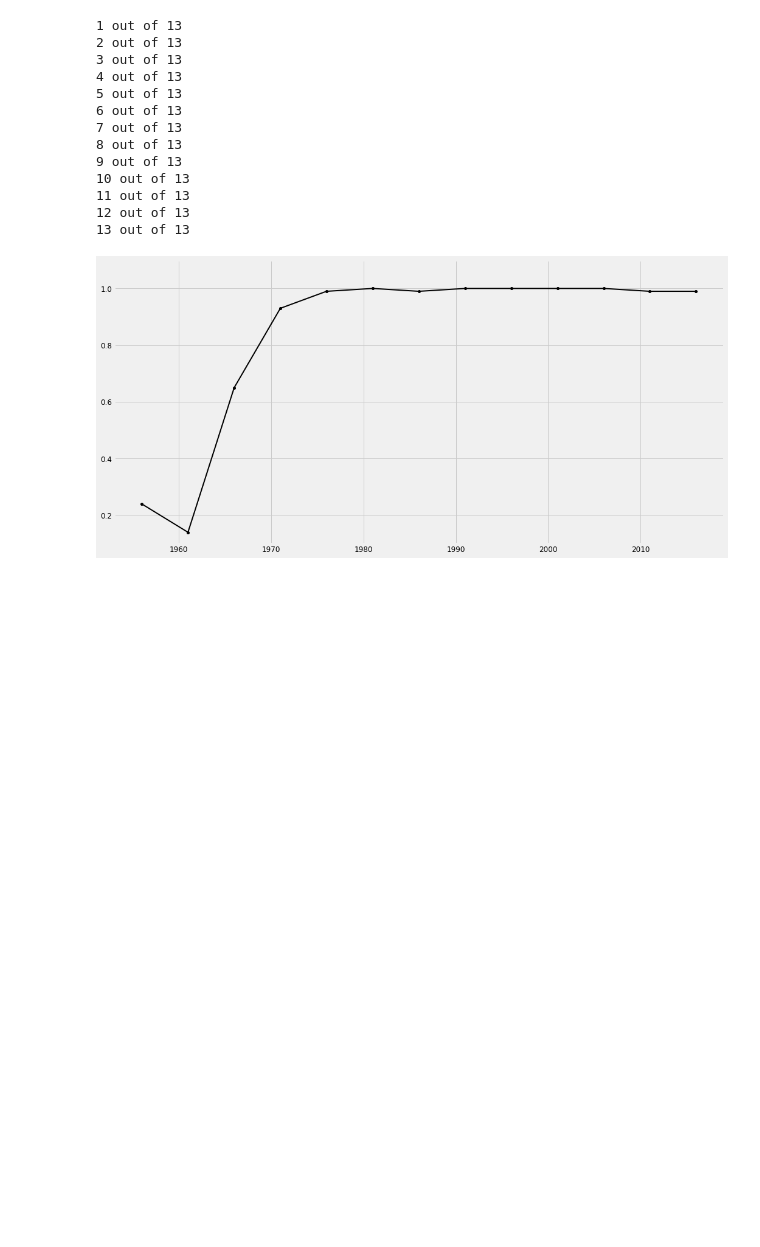
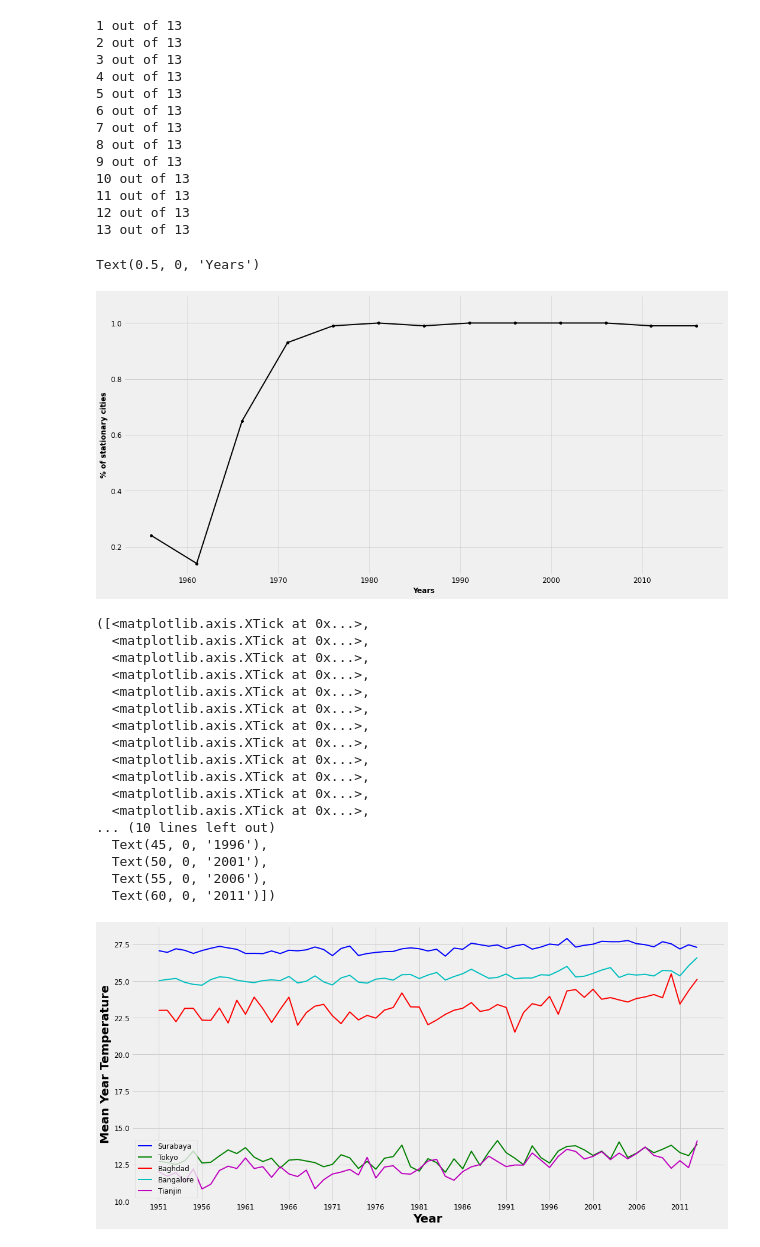
Before and after one commit to PieroPaialungaAI/ClimateChange, a Jupyter notebook: Stationarity.ipynb, the cells around one changed output. Cells and saved outputs as stored; diff of their text form; code cells hidden in the pictures; blank space fills up the shorter version.

```diff
--- a/Stationarity.ipynb
+++ b/Stationarity.ipynb
@@ -193,8 +170,11 @@ for y in YEARS:
 plt.ylim(0.1,1.1)
 plt.plot(YEARS,PERC,marker='.',color='black')
 plt.grid(True)
+plt.ylabel('% of stationary cities')
+plt.xlabel('Years')
 # %% [output]
+Text(0.5, 0, 'Years')
-[figure, old version]
+[figure, new version]
 # %%
 df_min=df[df['year']<=YEARS[1]]
 P_V=[]
@@ -213,0 +196,13 @@ data_p=pd.DataFrame({'P_Value':P_V, 'City':CITIES, 'Country':CO,'Stationary':OK}
+# %%
+df=df.drop(columns=['Unnamed: 0'])
+# %%
+nstatdf=df[df['City'].isin(nstatcity)]
+# %%
+YEAR_CITY=[]
+for city in nstatdf.City.drop_duplicates().tolist():
+    city_data=nstatdf[nstatdf.City==city]
+    year_city=[]
+    for y in city_data.year.drop_duplicates().tolist():
+        year_city_data=city_data[city_data.year==y]
+        year_city.append(year_city_data.AverageTemperature.mean())
+    YEAR_CITY.append(year_city)
@@ -214 +212,31 @@ data_p=pd.DataFrame({'P_Value':P_V, 'City':CITIES, 'Country':CO,'Stationary':OK}
+# %%
+Colors=list(colors.BASE_COLORS)
+# %%
+for i in range(5):
+    j=random.choice(np.arange(0,len(nstatcity)))
+    plt.plot(YEAR_CITY[j],label=nstatcity[j],color=Colors[i])
+plt.legend(loc=3)
+plt.grid()
+plt.ylabel('Mean Year Temperature',fontsize=20)
+plt.xlabel('Year',fontsize=20)
+plt.xticks(np.arange(0,len(YEAR_CITY[0]),5),np.arange(city_data.year.drop_duplicates().min(),city_data.year.drop_duplicates().max(),5))
+# %% [output]
+([<matplotlib.axis.XTick at 0x...>,
+  <matplotlib.axis.XTick at 0x...>,
+  <matplotlib.axis.XTick at 0x...>,
+  <matplotlib.axis.XTick at 0x...>,
+  <matplotlib.axis.XTick at 0x...>,
+  <matplotlib.axis.XTick at 0x...>,
+  <matplotlib.axis.XTick at 0x...>,
+  <matplotlib.axis.XTick at 0x...>,
+  <matplotlib.axis.XTick at 0x...>,
+  <matplotlib.axis.XTick at 0x...>,
+  <matplotlib.axis.XTick at 0x...>,
+  <matplotlib.axis.XTick at 0x...>,
+... (10 lines left out)
+  Text(45, 0, '1996'),
+  Text(50, 0, '2001'),
+  Text(55, 0, '2006'),
+  Text(60, 0, '2011')])
+[figure, added]
 # %%
```
Also changed, not shown: parts of 33 cells of this notebook, 2 other files.
